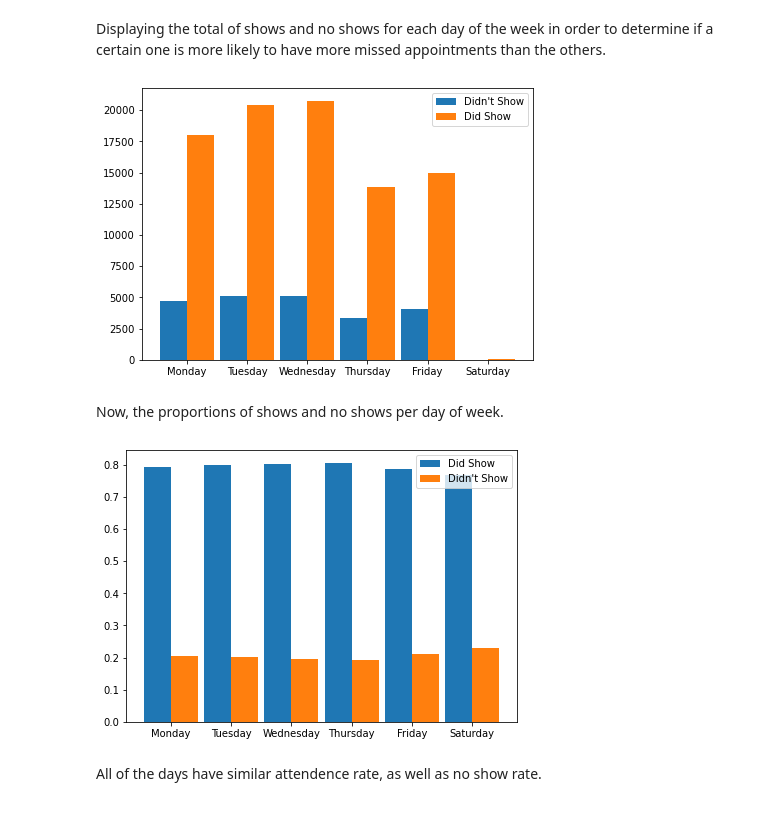
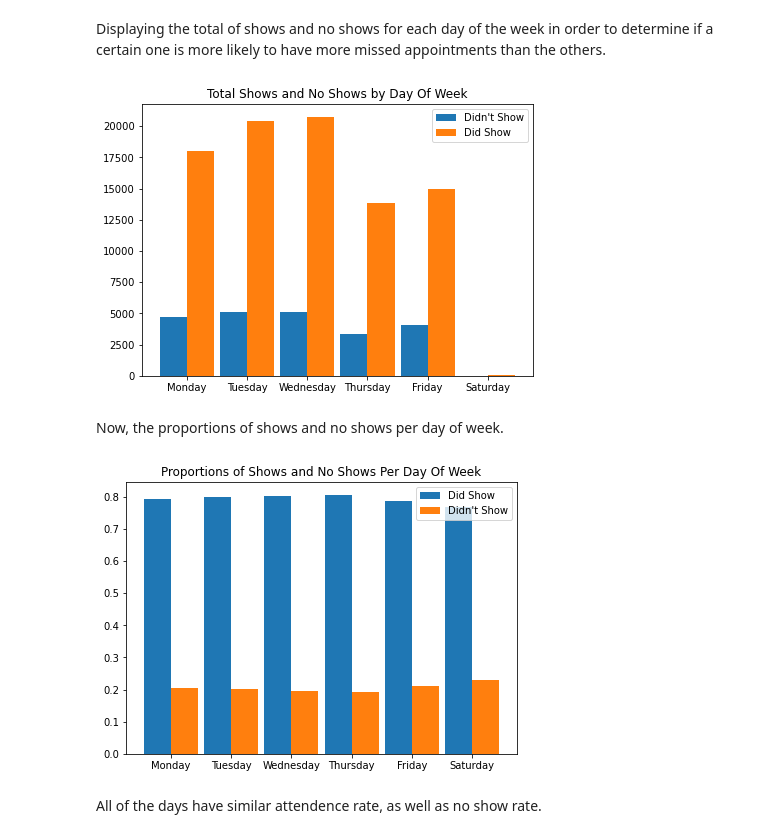
Before and after one commit to AbdulrahmanAlobaidy/DAND-project-2, a Jupyter notebook: project-2.ipynb, the cells around one changed output. Cells and saved outputs as stored; diff of their text form; code cells hidden in the pictures.

```diff
--- a/project-2.ipynb
+++ b/project-2.ipynb
@@ -544,20 +552,22 @@ Displaying the total of shows and no shows for each day of the week in order to
 # %%
 gb_show_dow = df.groupby(['did_show', 'DayOfWeek'])
 
 
 locations = np.arange(6)
 
 width = 0.45
 
 plt.subplots(figsize=(7, 5))
 
 plt.bar(locations, gb_show_dow.count()['PatientId'].iloc[:6], width=width, label="Didn't Show")
 plt.bar(locations + width, gb_show_dow.count()['PatientId'].iloc[6:], width=width, label="Did Show")
 
+plt.title('Total Shows and No Shows by Day Of Week')
+
 plt.xticks(locations + width / 2, ['Monday', 'Tuesday', 'Wednesday', 'Thursday', 'Friday', 'Saturday'])
 plt.legend();
 # %% [output]
-[figure, old version]
+[figure, new version]
 # %% [markdown]
 Now, the proportions of shows and no shows per day of week.
 # %%
@@ -573,10 +583,12 @@ plt.subplots(figsize=(7, 5))
 plt.bar(locations, get_props(gb_dow['did_show'])[0], width=width, label="Did Show")
 plt.bar(locations + width, get_props(gb_dow['did_show'])[1], width=width, label="Didn't Show")
 
+plt.title('Proportions of Shows and No Shows Per Day Of Week')
+
 plt.xticks(locations + width / 2, ['Monday', 'Tuesday', 'Wednesday', 'Thursday', 'Friday', 'Saturday'])
 plt.legend();
 # %% [output]
-[figure, old version]
+[figure, new version]
 # %% [markdown]
 All of the days have similar attendence rate, as well as no show rate.
 # %% [markdown]
```
Also changed, not shown: parts of 14 cells of this notebook, 2 other files.
